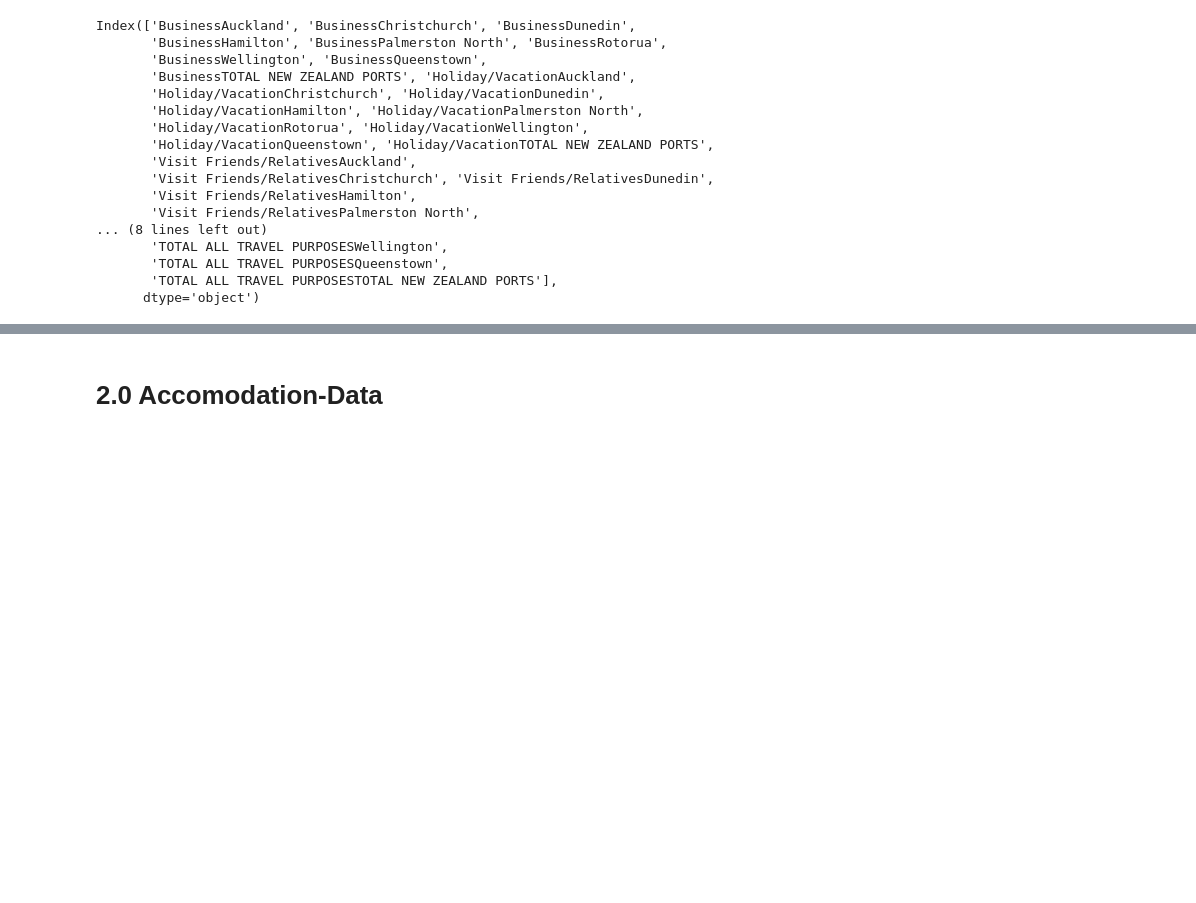
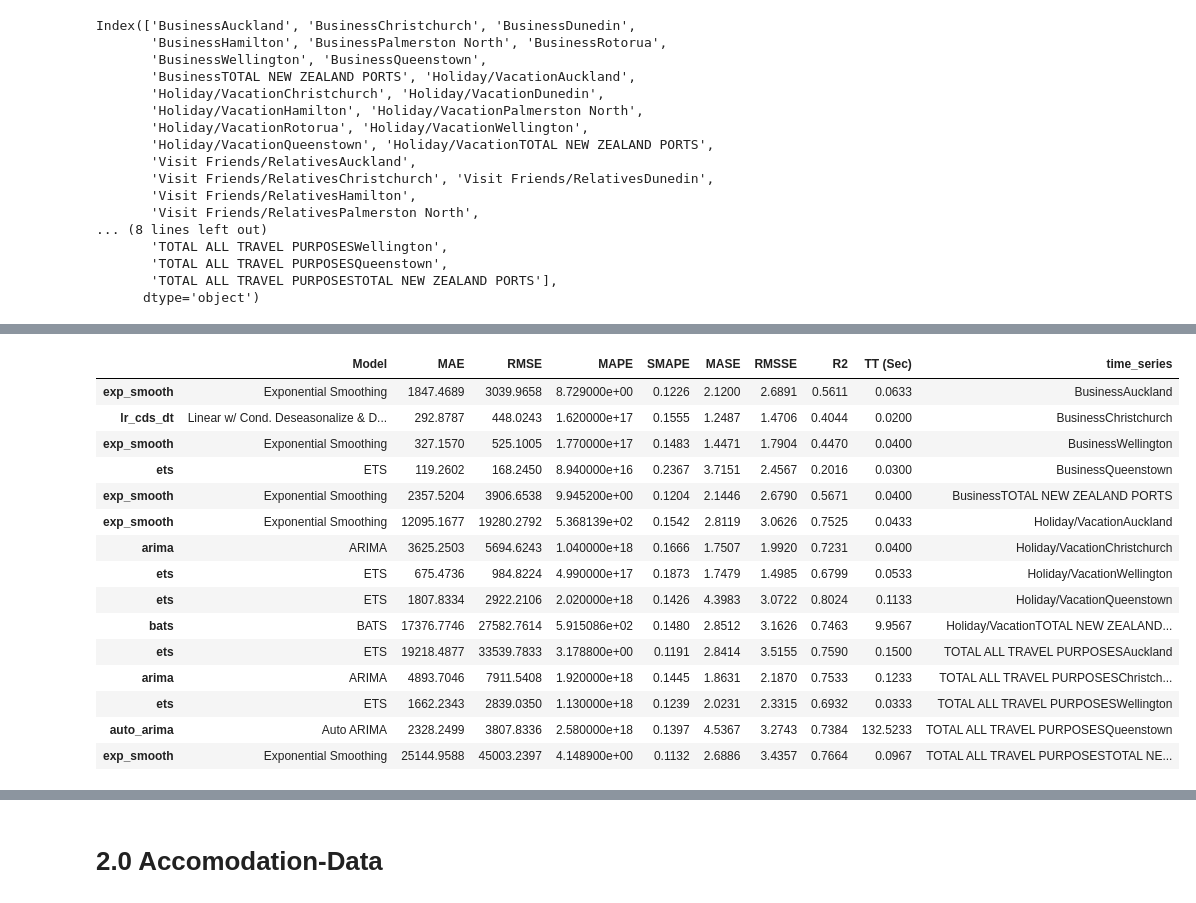
Before and after one commit to lutimoth/Tourism-Forecasting, a Jupyter notebook: Notebooks/Pre-process and Modeling for New Zealand Forecasting Data.ipynb, the cells around one changed output, grey strips where cells are left out. Saved outputs shown, nothing was run; the diff lists cells and outputs as text; code cells hidden in the pictures; blank space fills up the shorter version.

```diff
--- a/Notebooks/Pre-process and Modeling for New Zealand Forecasting Data.ipynb
+++ b/Notebooks/Pre-process and Modeling for New Zealand Forecasting Data.ipynb
@@ -143,0 +137,29 @@ We've made our data have stationarity it's possible we may want to consider NOT
+# %%
+# Creating list of subset
+arrivals_model_list = ['TOTAL ALL TRAVEL PURPOSESAuckland', 'TOTAL ALL TRAVEL PURPOSESChristchurch', \
+                       'TOTAL ALL TRAVEL PURPOSESWellington', 'TOTAL ALL TRAVEL PURPOSESQueenstown',\
+                      'TOTAL ALL TRAVEL PURPOSESTOTAL NEW ZEALAND PORTS',\
+                      'BusinessAuckland','BusinessChristchurch','BusinessWellington', 'BusinessQueenstown',\
+                      'BusinessTOTAL NEW ZEALAND PORTS',\
+                      'Holiday/VacationAuckland','Holiday/VacationChristchurch', 'Holiday/VacationWellington',\
+                      'Holiday/VacationQueenstown','Holiday/VacationTOTAL NEW ZEALAND PORTS']
+# %%
+arrivals_model_sub = potential_models[potential_models['time_series'].isin(arrivals_model_list)]
+arrivals_model_sub
+# %% [output]
+|  | Model | MAE | RMSE | MAPE | SMAPE | MASE | RMSSE | R2 | TT (Sec) | time_series |
+| exp_smooth | Exponential Smoothing | 1847.4689 | 3039.9658 | 8.729000e+00 | 0.1226 | 2.1200 | 2.6891 | 0.5611 | 0.0633 | BusinessAuckland |
+| lr_cds_dt | Linear w/ Cond. Deseasonalize & D... | 292.8787 | 448.0243 | 1.620000e+17 | 0.1555 | 1.2487 | 1.4706 | 0.4044 | 0.0200 | BusinessChristchurch |
+| exp_smooth | Exponential Smoothing | 327.1570 | 525.1005 | 1.770000e+17 | 0.1483 | 1.4471 | 1.7904 | 0.4470 | 0.0400 | BusinessWellington |
+| ets | ETS | 119.2602 | 168.2450 | 8.940000e+16 | 0.2367 | 3.7151 | 2.4567 | 0.2016 | 0.0300 | BusinessQueenstown |
+| exp_smooth | Exponential Smoothing | 2357.5204 | 3906.6538 | 9.945200e+00 | 0.1204 | 2.1446 | 2.6790 | 0.5671 | 0.0400 | BusinessTOTAL NEW ZEALAND PORTS |
+| exp_smooth | Exponential Smoothing | 12095.1677 | 19280.2792 | 5.368139e+02 | 0.1542 | 2.8119 | 3.0626 | 0.7525 | 0.0433 | Holiday/VacationAuckland |
+| arima | ARIMA | 3625.2503 | 5694.6243 | 1.040000e+18 | 0.1666 | 1.7507 | 1.9920 | 0.7231 | 0.0400 | Holiday/VacationChristchurch |
+| ets | ETS | 675.4736 | 984.8224 | 4.990000e+17 | 0.1873 | 1.7479 | 1.4985 | 0.6799 | 0.0533 | Holiday/VacationWellington |
+| ets | ETS | 1807.8334 | 2922.2106 | 2.020000e+18 | 0.1426 | 4.3983 | 3.0722 | 0.8024 | 0.1133 | Holiday/VacationQueenstown |
+| bats | BATS | 17376.7746 | 27582.7614 | 5.915086e+02 | 0.1480 | 2.8512 | 3.1626 | 0.7463 | 9.9567 | Holiday/VacationTOTAL NEW ZEALAND... |
+| ets | ETS | 19218.4877 | 33539.7833 | 3.178800e+00 | 0.1191 | 2.8414 | 3.5155 | 0.7590 | 0.1500 | TOTAL ALL TRAVEL PURPOSESAuckland |
+| arima | ARIMA | 4893.7046 | 7911.5408 | 1.920000e+18 | 0.1445 | 1.8631 | 2.1870 | 0.7533 | 0.1233 | TOTAL ALL TRAVEL PURPOSESChristch... |
+| ets | ETS | 1662.2343 | 2839.0350 | 1.130000e+18 | 0.1239 | 2.0231 | 2.3315 | 0.6932 | 0.0333 | TOTAL ALL TRAVEL PURPOSESWellington |
+| auto_arima | Auto ARIMA | 2328.2499 | 3807.8336 | 2.580000e+18 | 0.1397 | 4.5367 | 3.2743 | 0.7384 | 132.5233 | TOTAL ALL TRAVEL PURPOSESQueenstown |
+| exp_smooth | Exponential Smoothing | 25144.9588 | 45003.2397 | 4.148900e+00 | 0.1132 | 2.6886 | 3.4357 | 0.7664 | 0.0967 | TOTAL ALL TRAVEL PURPOSESTOTAL NE... |
```
Also changed, not shown: parts of 12 cells of this notebook, 3 other files.
